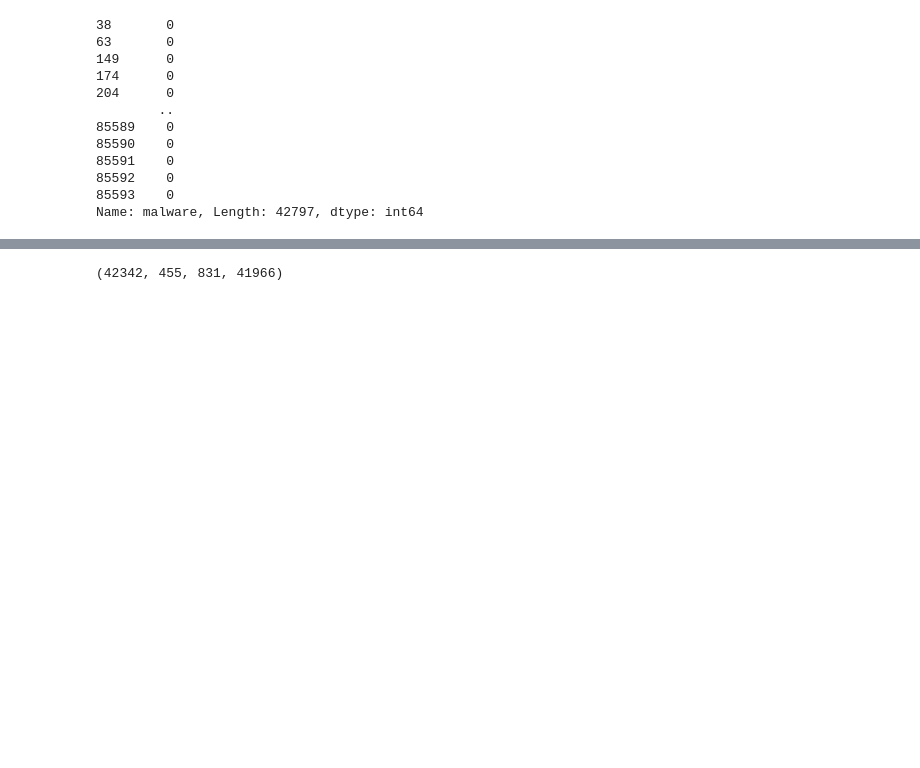
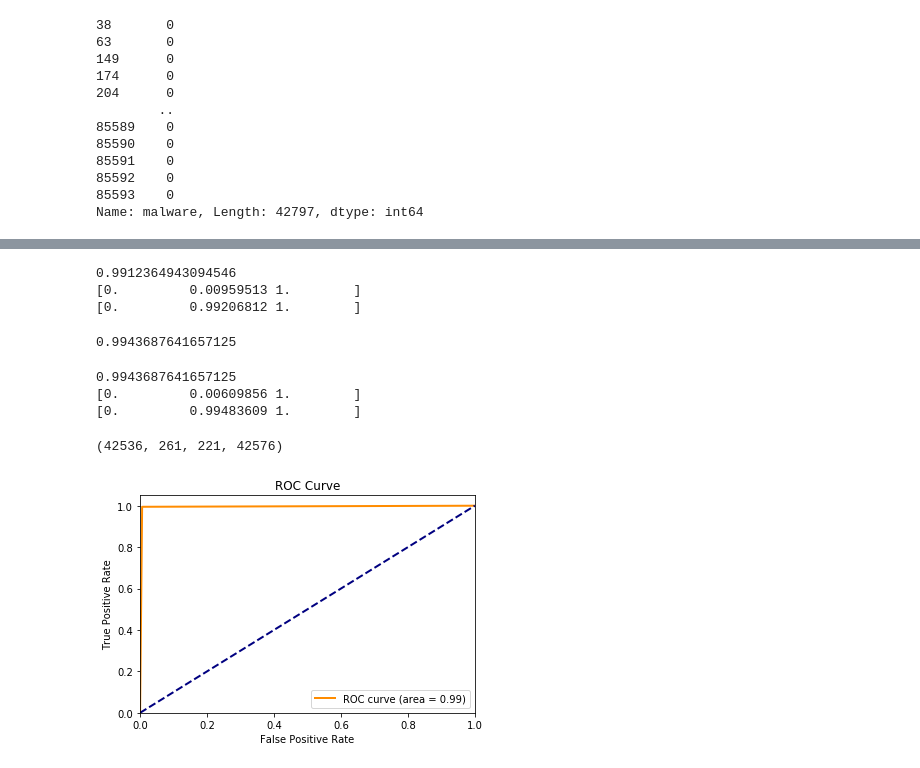
Before and after one commit to jaemsz/repository, a Jupyter notebook: malware-analysis-datasets-api-call-sequences-2-gram-xgb.ipynb, the cells around one changed output, grey strips where cells are left out. Drawn from its saved outputs; the diff is of its cells as text; code cells hidden in the pictures; blank space fills up the shorter version.

```diff
--- a/malware-analysis-datasets-api-call-sequences-2-gram-xgb.ipynb
+++ b/malware-analysis-datasets-api-call-sequences-2-gram-xgb.ipynb
@@ -94,7 +94,7 @@ x
 85594 rows × 101 columns
 # %%
 from sklearn.feature_extraction.text import CountVectorizer
-count_vectorizer = CountVectorizer(analyzer='word', ngram_range=(2,2))
+count_vectorizer = CountVectorizer(analyzer='word', ngram_range=(1,2))
 x = count_vectorizer.fit_transform(x['combined'])
 x
 # %% [output]
@@ -114,5 +137,50 @@ print(accuracy_score(y, y_pred))
+# %%
+print(roc_auc)
+print(fpr)
+print(tpr)
+# %% [output]
+0.9912364943094546
+[0.         0.00959513 1.        ]
+[0.         0.99206812 1.        ]
+# %%
+# retrain the model with all the data
+model = xgb.XGBClassifier(objective='binary:logistic', max_depth=5, random_state=42)
+model.fit(x, y)
+
+y_pred = model.predict(x)
+print(accuracy_score(y, y_pred))
+# %% [output]
+0.9943687641657125
+# %%
+fpr, tpr, _ = roc_curve(y.values, y_pred)
+roc_auc = auc(fpr, tpr)
+
+print(roc_auc)
+print(fpr)
+print(tpr)
+# %% [output]
+0.9943687641657125
+[0.         0.00609856 1.        ]
+[0.         0.99483609 1.        ]
 # %%
 tn, fp, fn, tp = confusion_matrix(y, y_pred).ravel()
 (tn, fp, fn, tp)
 # %% [output]
-(42342, 455, 831, 41966)
+(42536, 261, 221, 42576)
+# %%
+%matplotlib inline
+import matplotlib.pyplot as plt
+
+plt.figure()
+lw = 2
+plt.plot(fpr, tpr, color='darkorange', lw=lw, label='ROC curve (area = %0.2f)' % roc_auc)
+plt.plot([0, 1], [0, 1], color='navy', lw=lw, linestyle='--')
+plt.xlim([0.0, 1.0])
+plt.ylim([0.0, 1.05])
+plt.xlabel('False Positive Rate')
+plt.ylabel('True Positive Rate')
+plt.title('ROC Curve')
+plt.legend(loc="lower right")
+plt.show()
+# %% [output]
+[figure, added]
```
Also changed, not shown: parts of 9 cells of this notebook.
